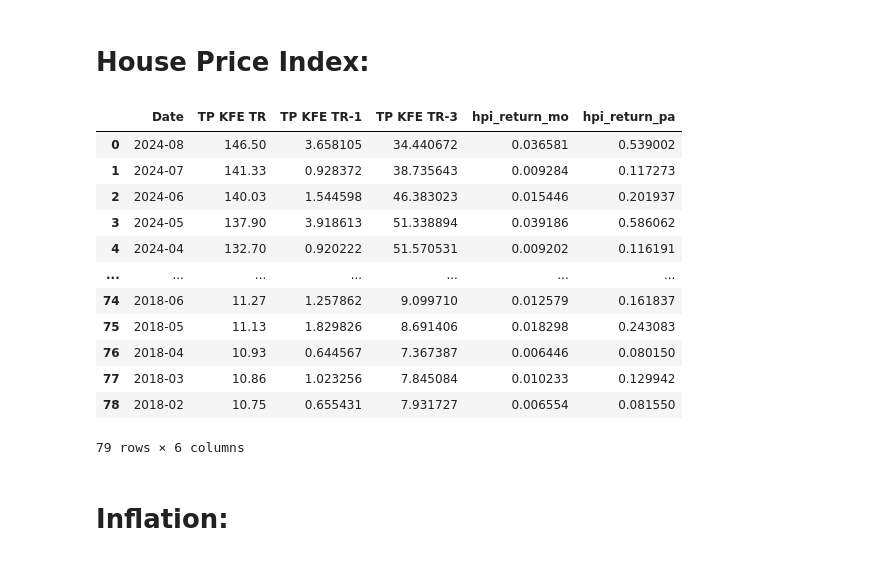
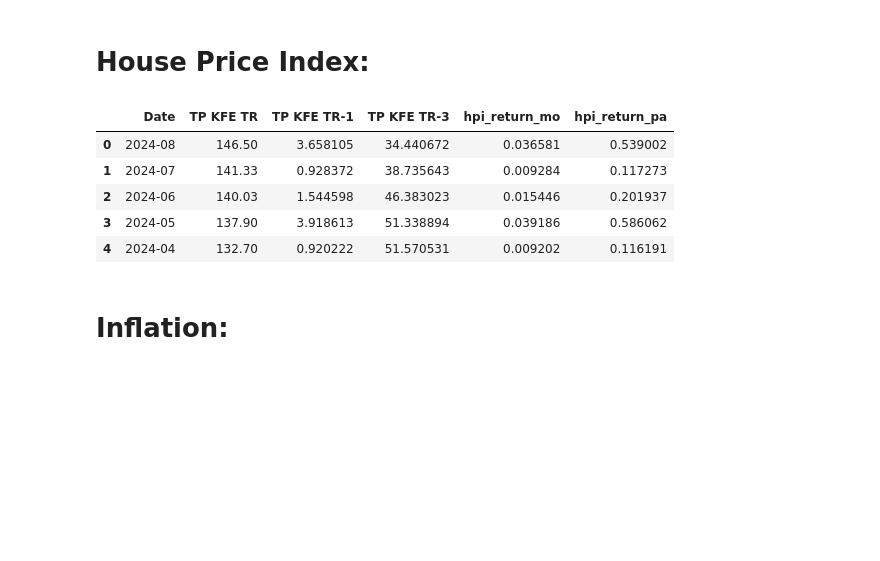
Before and after one commit to denis-lasser/hedging-against-turkish-inflation, a Jupyter notebook: notebooks/DATABASE AND PREPROCESS FOR DATA.ipynb, the cells around one changed output. Drawn from its saved outputs; the diff is of its cells as text; code cells hidden in the pictures; blank space fills up the shorter version.

```diff
--- a/notebooks/DATABASE AND PREPROCESS FOR DATA.ipynb
+++ b/notebooks/DATABASE AND PREPROCESS FOR DATA.ipynb
@@ -92,49 +141,41 @@ df_hpi['Date'] = pd.to_datetime(df_hpi['Date'], errors='coerce')  # Convert 'Dat
 df_hpi['Date'] = df_hpi['Date'].dt.strftime('%Y-%m')  # Format 'Date' as YYYY-MM
 
 # Remove rows with invalid 'Date' values
 df_hpi = df_hpi.dropna(subset=['Date'])
 
 # Calculate monthly and annualized HPI returns
 df_hpi['hpi_return_mo'] = df_hpi['TP KFE TR-1'] / 100
 df_hpi['hpi_return_pa'] = (1 + df_hpi['hpi_return_mo']) ** 12 - 1
 
 # Ensure 'Date' is in datetime format for filtering
 df_hpi['Date'] = pd.to_datetime(df_hpi['Date'], errors='coerce')
 
 # Define the date range for filtering
 start_date = '2018-01'
 end_date = '2024-09'
 
 # Filter rows by date range
 df_hpi = df_hpi[(df_hpi['Date'] >= start_date) & (df_hpi['Date'] <= end_date)]
 
 # Format 'Date' to remove the day (keep only YYYY-MM)
 df_hpi['Date'] = df_hpi['Date'].dt.strftime('%Y-%m')
 
 index_to_drop = df_hpi[df_hpi['Date'] == '2018-01'].index
 index_to_drop2 = df_hpi[df_hpi['Date'] == '2024-09'].index
 
 df_hpi.drop(index_to_drop, inplace=True)
 df_hpi.drop(index_to_drop2, inplace=True)
 
 # Save the filtered DataFrame to a CSV file
 df_hpi.to_csv('../data/processed/df_hpi.csv', index=False)
+df_hpi.head()
+# %% [output]
+|  | Date | TP KFE TR | TP KFE TR-1 | TP KFE TR-3 | hpi_return_mo | hpi_return_pa |
+| 0 | 2024-08 | 146.50 | 3.658105 | 34.440672 | 0.036581 | 0.539002 |
+| 1 | 2024-07 | 141.33 | 0.928372 | 38.735643 | 0.009284 | 0.117273 |
+| 2 | 2024-06 | 140.03 | 1.544598 | 46.383023 | 0.015446 | 0.201937 |
+| 3 | 2024-05 | 137.90 | 3.918613 | 51.338894 | 0.039186 | 0.586062 |
+| 4 | 2024-04 | 132.70 | 0.920222 | 51.570531 | 0.009202 | 0.116191 |
-# %%
-df_hpi
-# %% [output]
-|  | Date | TP KFE TR | TP KFE TR-1 | TP KFE TR-3 | hpi_return_mo | hpi_return_pa |
-| 0 | 2024-08 | 146.50 | 3.658105 | 34.440672 | 0.036581 | 0.539002 |
-| 1 | 2024-07 | 141.33 | 0.928372 | 38.735643 | 0.009284 | 0.117273 |
-| 2 | 2024-06 | 140.03 | 1.544598 | 46.383023 | 0.015446 | 0.201937 |
-| 3 | 2024-05 | 137.90 | 3.918613 | 51.338894 | 0.039186 | 0.586062 |
-| 4 | 2024-04 | 132.70 | 0.920222 | 51.570531 | 0.009202 | 0.116191 |
-| ... | ... | ... | ... | ... | ... | ... |
-| 74 | 2018-06 | 11.27 | 1.257862 | 9.099710 | 0.012579 | 0.161837 |
-| 75 | 2018-05 | 11.13 | 1.829826 | 8.691406 | 0.018298 | 0.243083 |
-| 76 | 2018-04 | 10.93 | 0.644567 | 7.367387 | 0.006446 | 0.080150 |
-| 77 | 2018-03 | 10.86 | 1.023256 | 7.845084 | 0.010233 | 0.129942 |
-| 78 | 2018-02 | 10.75 | 0.655431 | 7.931727 | 0.006554 | 0.081550 |
-79 rows × 6 columns
 # %% [markdown]
 # Inflation:
 # %%
```
Also changed, not shown: parts of 13 cells of this notebook.
